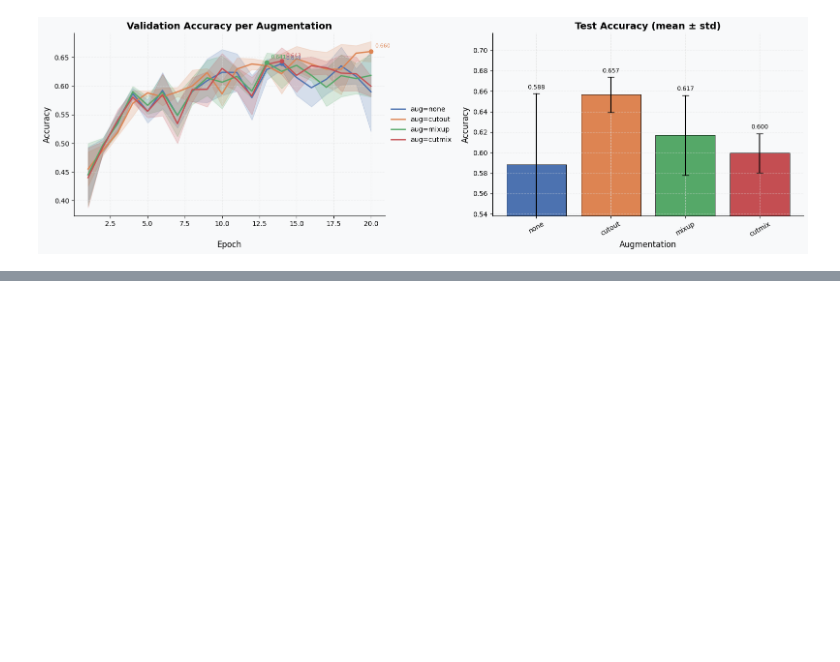
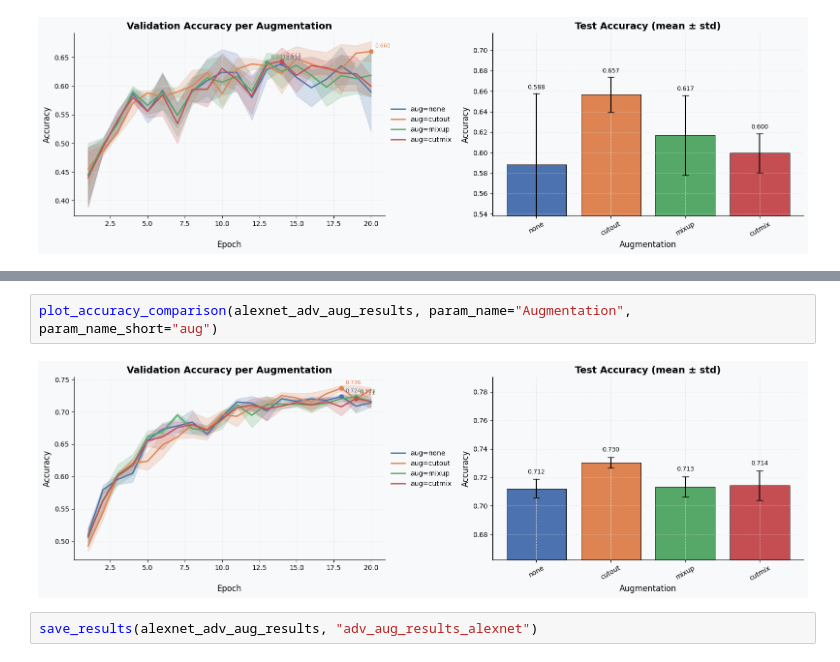
Before and after one commit to nadias03/image-classification-with-CNNs, a Jupyter notebook: experiments/data_augmentation/advanced_data_augmentation.ipynb, the cells around one changed output, grey strips where cells are left out. Drawn from its saved outputs; the diff is of its cells as text; blank space fills up the shorter version.

```diff
--- a/experiments/data_augmentation/advanced_data_augmentation.ipynb
+++ b/experiments/data_augmentation/advanced_data_augmentation.ipynb
@@ -230,0 +292,6 @@ save_results(baseline_adv_aug_results, "aug_results_baseline")
+# %%
+plot_accuracy_comparison(alexnet_adv_aug_results, param_name="Augmentation", param_name_short="aug")
+# %% [output]
+[figure, added]
+# %%
+save_results(alexnet_adv_aug_results, "adv_aug_results_alexnet")
```
Also changed, not shown: parts of 7 cells of this notebook, 3 other files.
